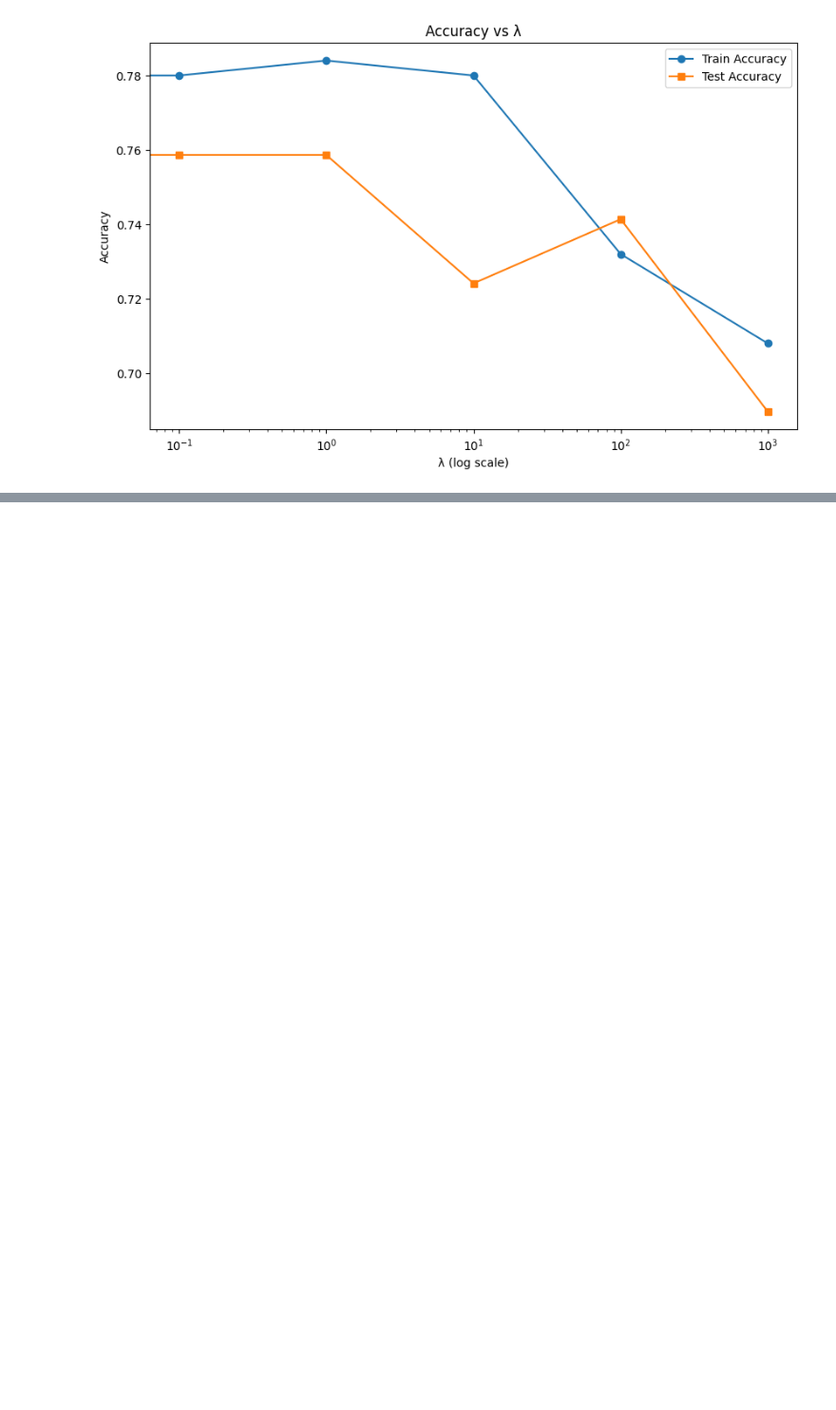
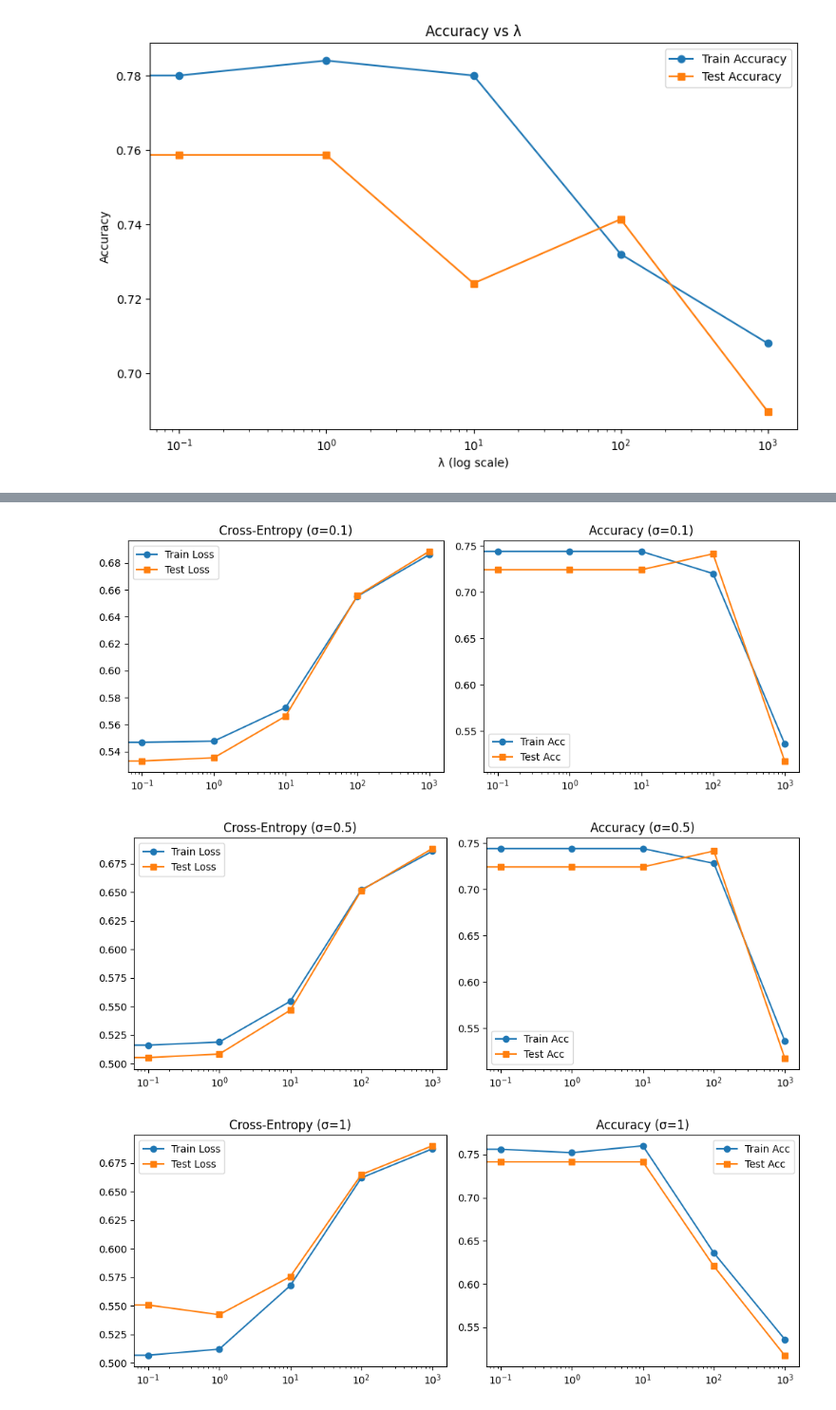
Before and after one commit to ThodupunooriSaiManish/Machine_Learning, a Jupyter notebook: ML_Assignment_1(205).ipynb, the cells around one changed output, grey strips where cells are left out. Shown at 95% size. Drawn from its saved outputs; the diff is of its cells as text; code cells hidden in the pictures; blank space fills up the shorter version.

Commit message:
3rd_commit (Performed Gaussian basic functions and error v/s sigma methods part e and f)

```diff
--- a/ML_Assignment_1(205).ipynb
+++ b/ML_Assignment_1(205).ipynb
@@ -247,0 +308,29 @@ plt.show()
+# %%
+#Part(e) - Half 2: Plot results
+
+for sigma in sigmas:
+    res = results[sigma]
+
+    plt.figure(figsize=(10,4))
+    #Cross-Entropy
+    plt.subplot(1,2,1)
+    plt.plot(lambdas, res["train_losses"], '-o', label="Train Loss")
+    plt.plot(lambdas, res["test_losses"], '-s', label="Test Loss")
+    plt.xscale("log")
+    plt.title(f"Cross-Entropy (σ={sigma})")
+    plt.legend()
+
+    #Accuracy
+    plt.subplot(1,2,2)
+    plt.plot(lambdas, res["train_accs"], '-o', label="Train Acc")
+    plt.plot(lambdas, res["test_accs"], '-s', label="Test Acc")
+    plt.xscale("log")
+    plt.title(f"Accuracy (σ={sigma})")
+    plt.legend()
+
+    plt.tight_layout()
+    plt.show()
+# %% [output]
+[figure, added]
+[figure, added]
+[figure, added]
```
Also changed, not shown: parts of 5 cells of this notebook.
